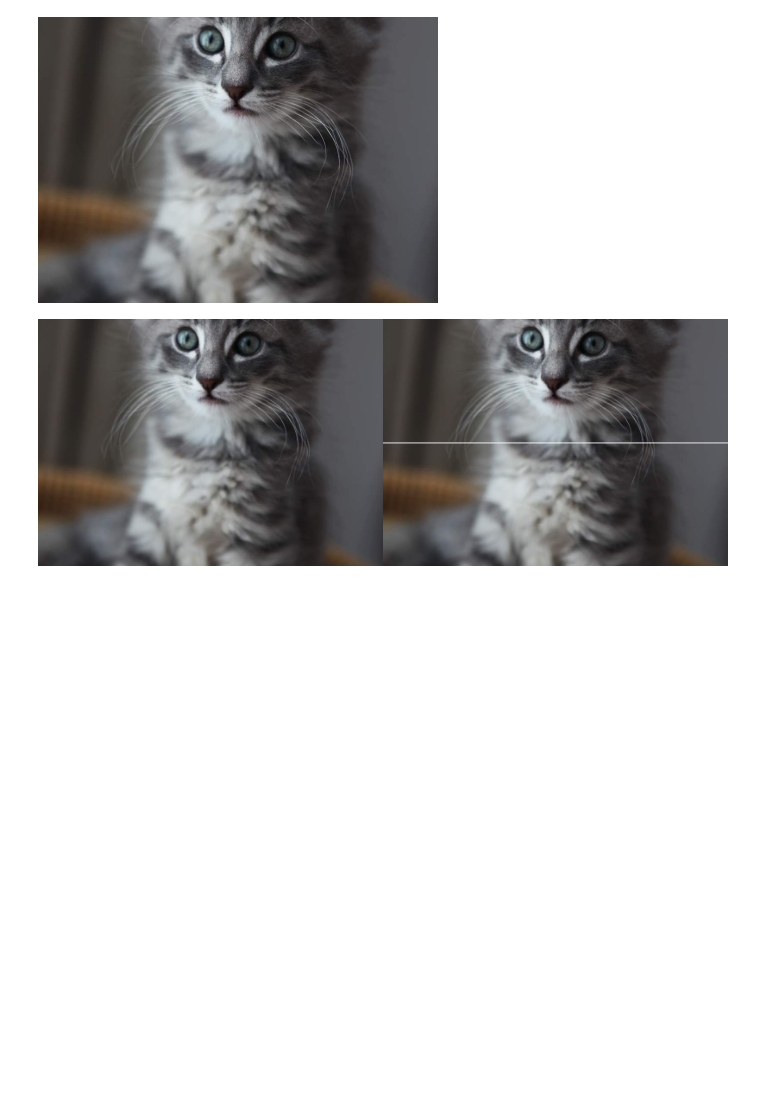
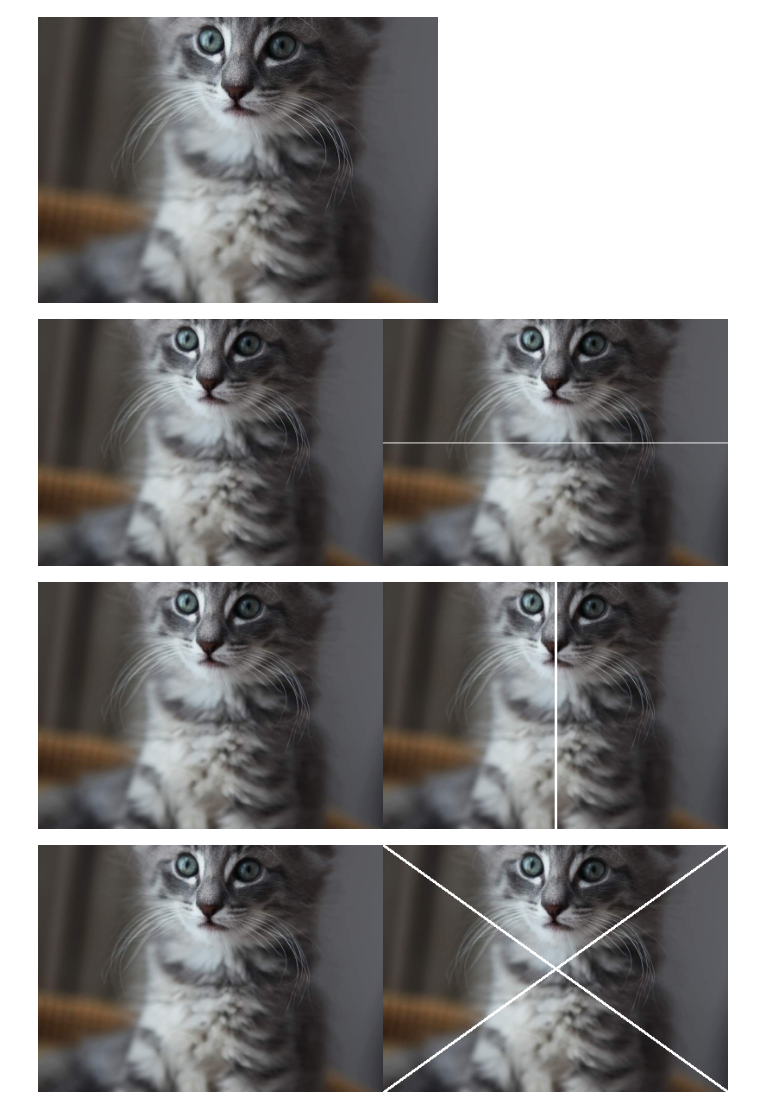
Before and after one commit to muakjabraz/PCVK_Ganjil_2022, a Jupyter notebook: Week1.ipynb, the cells around one changed output. Saved outputs shown, nothing was run; the diff lists cells and outputs as text; code cells hidden in the pictures; blank space fills up the shorter version.

```diff
--- a/Week1.ipynb
+++ b/Week1.ipynb
@@ -41,3 +41,19 @@ final_frame = cv.hconcat((image_2, image_3))
 cv2_imshow(final_frame)
 # %% [output]
 [figure]
+# %%
+image_2 = cv.cvtColor(image, cv.COLOR_BGR2RGB)
+image_3 = cv.cvtColor(image, cv.COLOR_BGR2RGB)
+image_4 = cv.cvtColor(image, cv.COLOR_BGR2RGB)
+#membuat garis vertical ditengah image
+cv.line(image_3 , pt1 =(200,0), pt2=(200,286), color=(255,255,255), thickness=2)
+cv.line(image_4 , pt1 =(400,286), pt2=(0,0),color=(255,255,255), thickness=2)
+cv.line(image_4 , pt1 =(400,0), pt2=(0,286),color=(255,255,255), thickness=2)
+final_frame = cv.hconcat((image_2 ,image_3))
+final_frame1 = cv.hconcat((image_2 ,image_4))
+cv2_imshow(final_frame)
+print('\n')
+cv2_imshow(final_frame1)
+# %% [output]
+[figure, added]
+[figure, added]
```
